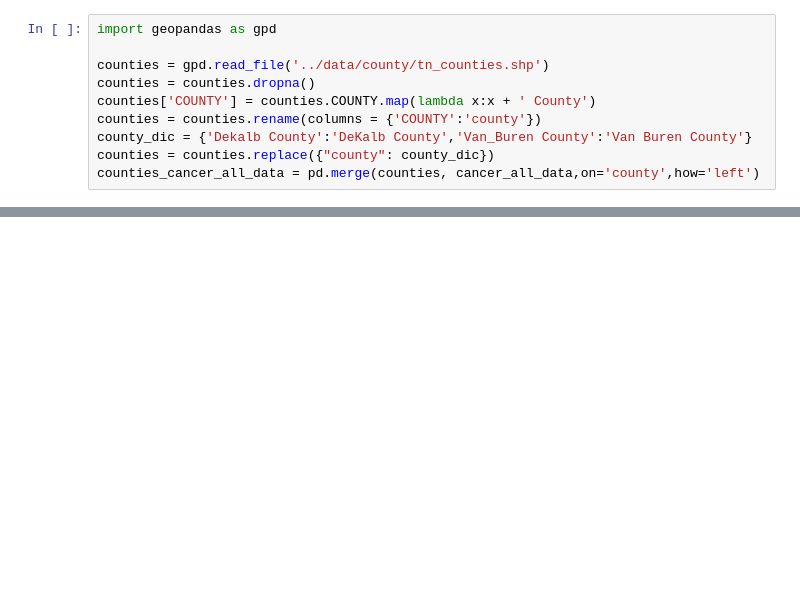
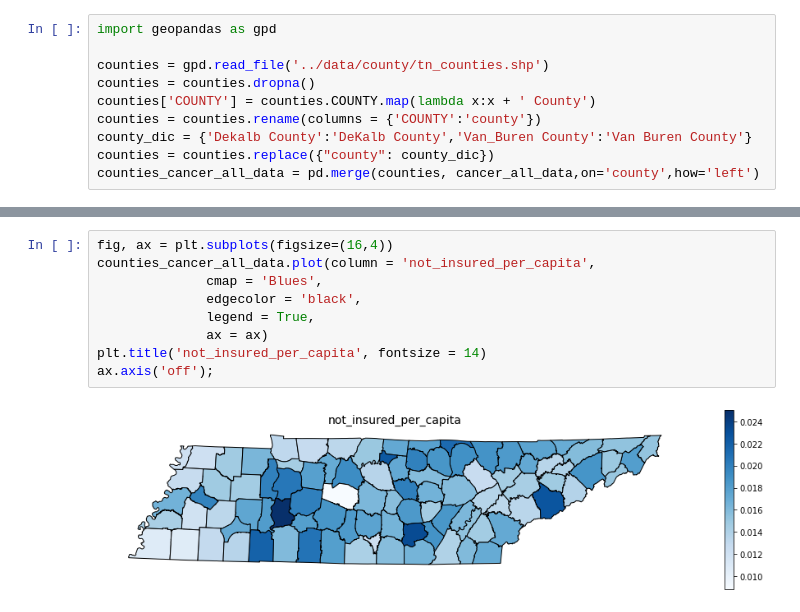
Before and after one commit to yunkaizhang/vanderbilt-data-essentials-cohort-2, a Jupyter notebook: code/YZ_Code_Final_Project.ipynb, the cells around one changed output, grey strips where cells are left out. Saved outputs shown, nothing was run; the diff lists cells and outputs as text; blank space fills up the shorter version.

```diff
--- a/code/YZ_Code_Final_Project.ipynb
+++ b/code/YZ_Code_Final_Project.ipynb
@@ -249,3 +256,14 @@ ax.axis('off');
+# %%
+fig, ax = plt.subplots(figsize=(16,4))
+counties_cancer_all_data.plot(column = 'not_insured_per_capita',
+              cmap = 'Blues',
+              edgecolor = 'black',
+              legend = True,
+              ax = ax)
+plt.title('not_insured_per_capita', fontsize = 14)
+ax.axis('off');
+# %% [output]
+[figure, added]
 # %%
 fig, ax = plt.subplots(figsize=(16,4))
 counties_cancer_all_data.plot(column = 'natural_change',
```
Also changed, not shown: parts of 14 cells of this notebook, 1 other file.
